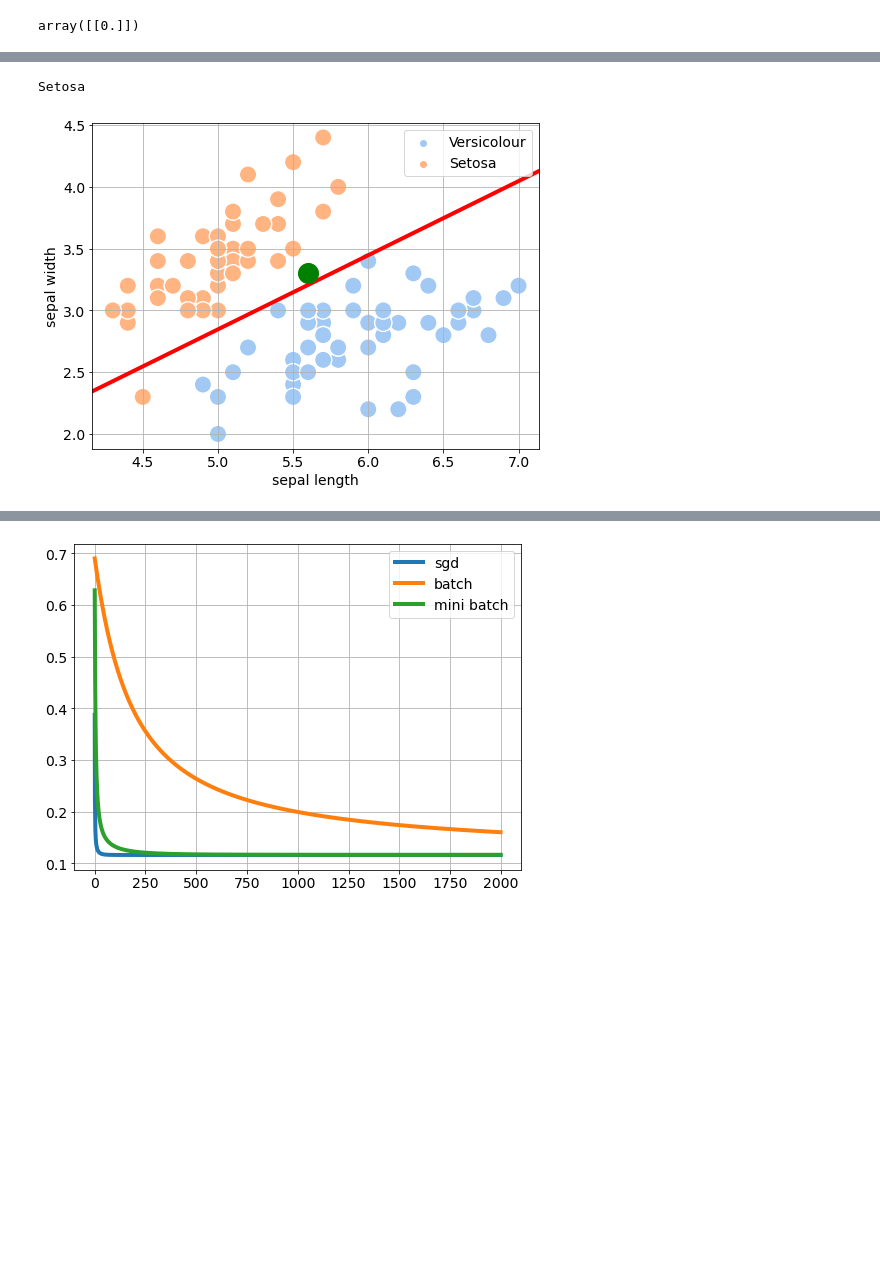
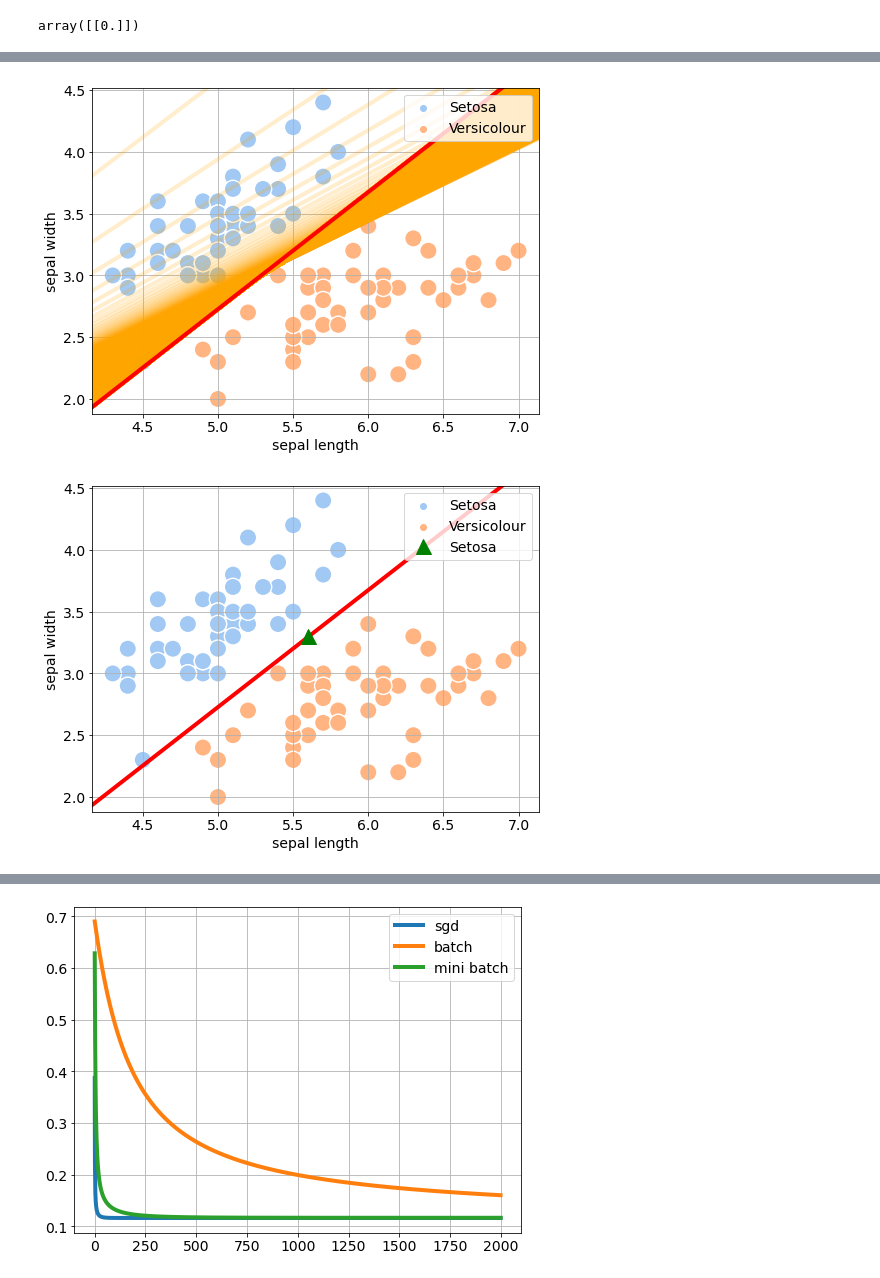
Before and after one commit to ha5ha6/judy_tutorial_basicRL, a Jupyter notebook: logistic_regression.ipynb, the cells around one changed output, grey strips where cells are left out. Cells and saved outputs as stored; diff of their text form; code cells hidden in the pictures; blank space fills up the shorter version.

```diff
--- a/logistic_regression.ipynb
+++ b/logistic_regression.ipynb
@@ -156,26 +166,25 @@ plt.savefig('decisionboundary_logreg.png',dpi=350)
 # %%
-x_new=np.array([1,5.6,3.3]).reshape(1,3)
-print(d[predict(x_new,theta)[0][0]])
+def draw_new(x,tall,op='batch'):
+    x_new=np.array([1,x[0],x[1]]).reshape(1,3)
 
-slope=-(theta[1]/theta[2])
-intercept=-(theta[0]/theta[2])
+    theta=tall[-1]
+    slope=-(theta[1]/theta[2])
+    intercept=-(theta[0]/theta[2])
+    label=(d[predict(x_new,theta)[0][0]])
 
-plt.figure(figsize=(8,6))
-sns.scatterplot(Xy[:,0],Xy[:,1],hue=[d[y] for y in Xy[:,2]],s=300,palette='pastel')
-ax=plt.gca()
-ax.autoscale(False)
-x_vals=np.array(ax.get_xlim())
-y_vals=intercept+slope*x_vals
-plt.plot(x_vals,y_vals,'r',linewidth=4)
-plt.plot(x_new[0,1],x_new[0,2],'go',markersize=20)
-plt.xlabel('sepal length')
-plt.ylabel('sepal width')
-plt.grid()
-plt.legend(loc='upper right')
-plt.savefig('prediction_logreg.png',dpi=350)
+    plt.figure(figsize=(8,6))
+    sns.scatterplot(Xy[:,0],Xy[:,1],hue=[d[y] for y in Xy[:,2]],s=300,palette='pastel')
+    ax=plt.gca()
+    ax.autoscale(False)
+    x_vals=np.array(ax.get_xlim())
+    y_vals=intercept+slope*x_vals
+    plt.plot(x_vals,y_vals,'r',linewidth=4)
+    plt.plot(x[0],x[1],'g^',markersize=15,label=label)
+    plt.xlabel('sepal length')
+    plt.ylabel('sepal width')
+    plt.grid()
+    plt.legend(loc='upper right')
+    plt.savefig(op+'_prediction_logreg.png',dpi=350)
-# %% [output]
-Setosa
-[figure, removed]
 # %%
 X,y=Xy[:,:2],Xy[:,2]
 X=np.hstack((np.ones((len(X),1)),X))
@@ -258,3 +267,10 @@ def minibatch_gradient(X,y,batch_size=10,N=2000,lr=0.05):
     return losses, thetas, grads
 
 lmini,t,g=minibatch_gradient(X,y)
+# %%
+lbat,tbat,_=batch_gradient(X,y,N=200000,lr=0.1)
+draw_decisionboundaries(tbat,op='batch')
+draw_new([5.6,3.3],tbat,op='batch')
+# %% [output]
+[figure, added]
+[figure, added]
```
Also changed, not shown: parts of 6 cells of this notebook, 1 other file.
